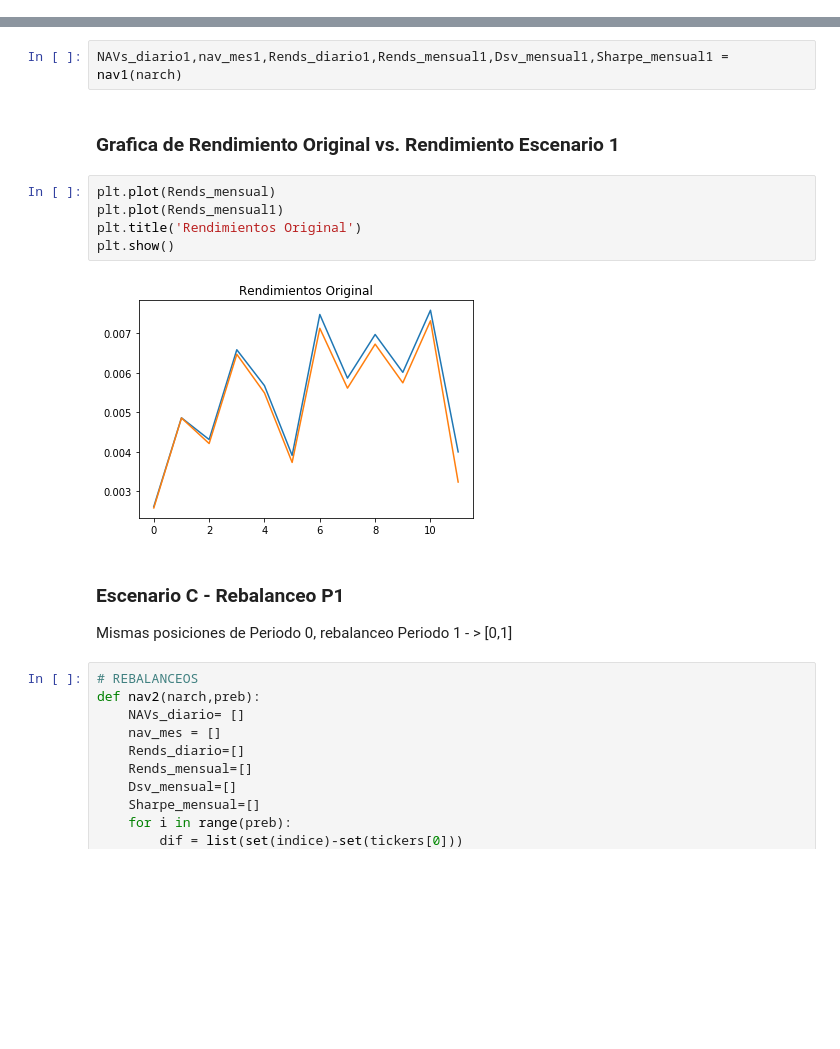
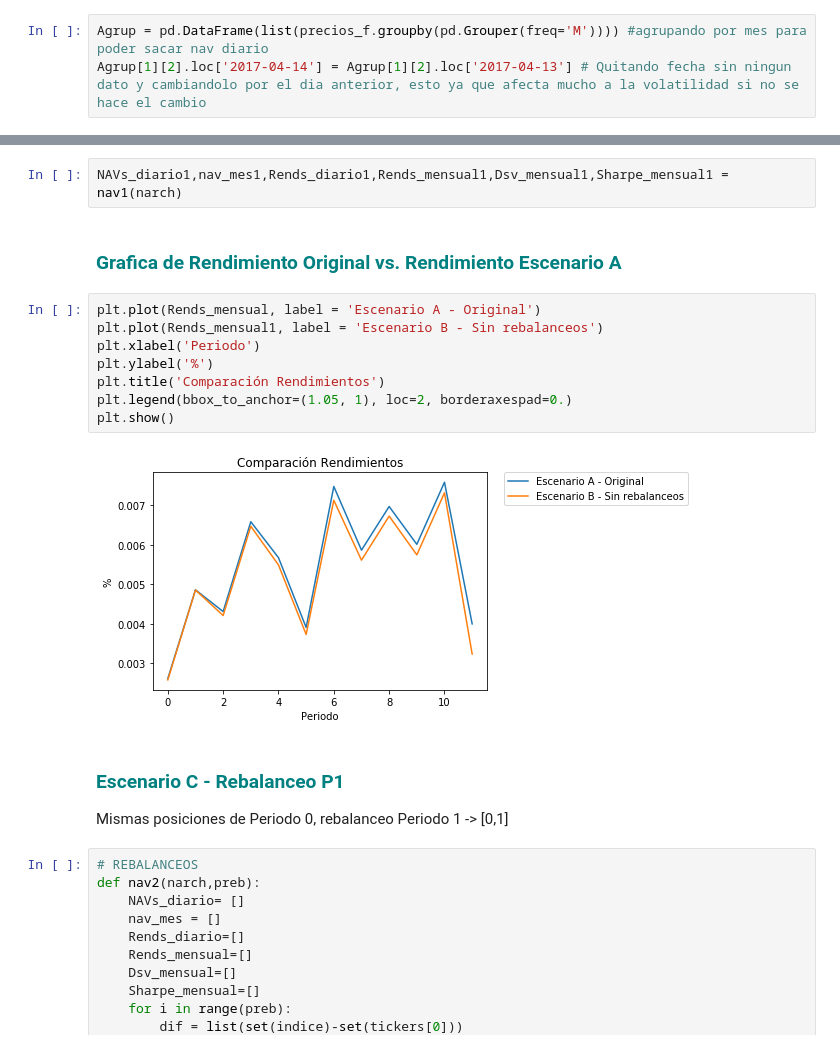
Before and after one commit to Marisolcantarero95/TRADING, a Jupyter notebook: Lab1_EqA/A_myst_Laboratorio1.ipynb, the cells around one changed output, grey strips where cells are left out. Drawn from its saved outputs; the diff is of its cells as text; blank space fills up the shorter version.

```diff
--- a/Lab1_EqA/A_myst_Laboratorio1.ipynb
+++ b/Lab1_EqA/A_myst_Laboratorio1.ipynb
@@ -229 +186,4 @@ Agrup[1][1]*Shares['Holdings1']
+# %%
+Agrup = pd.DataFrame(list(precios_f.groupby(pd.Grouper(freq='M')))) #agrupando por mes para poder sacar nav diario
+Agrup[1][2].loc['2017-04-14'] = Agrup[1][2].loc['2017-04-13'] # Quitando fecha sin ningun dato y cambiandolo por el dia anterior, esto ya que afecta mucho a la volatilidad si no se hace el cambio
 # %% [markdown]
@@ -290,17 +271,20 @@ def nav1(narch):
 # %%
 NAVs_diario1,nav_mes1,Rends_diario1,Rends_mensual1,Dsv_mensual1,Sharpe_mensual1 = nav1(narch)
 # %% [markdown]
-### Grafica de Rendimiento Original vs. Rendimiento Escenario 1
+### <font color = teal> Grafica de Rendimiento Original vs. Rendimiento Escenario A
 # %%
-plt.plot(Rends_mensual)
-plt.plot(Rends_mensual1)
-plt.title('Rendimientos Original')
+plt.plot(Rends_mensual, label = 'Escenario A - Original')
+plt.plot(Rends_mensual1, label = 'Escenario B - Sin rebalanceos')
+plt.xlabel('Periodo')
+plt.ylabel('%')
+plt.title('Comparación Rendimientos')
+plt.legend(bbox_to_anchor=(1.05, 1), loc=2, borderaxespad=0.)
 plt.show()
 # %% [output]
-[figure, old version]
+[figure, new version]
 # %% [markdown]
-### Escenario C -  Rebalanceo P1
-Mismas posiciones de Periodo 0, rebalanceo Periodo 1 - > [0,1]
+### <font color = teal> Escenario C -  Rebalanceo P1
+Mismas posiciones de Periodo 0, rebalanceo Periodo 1 -> [0,1]
 # %%
 # REBALANCEOS
 def nav2(narch,preb):
```
Also changed, not shown: parts of 85 cells of this notebook.
